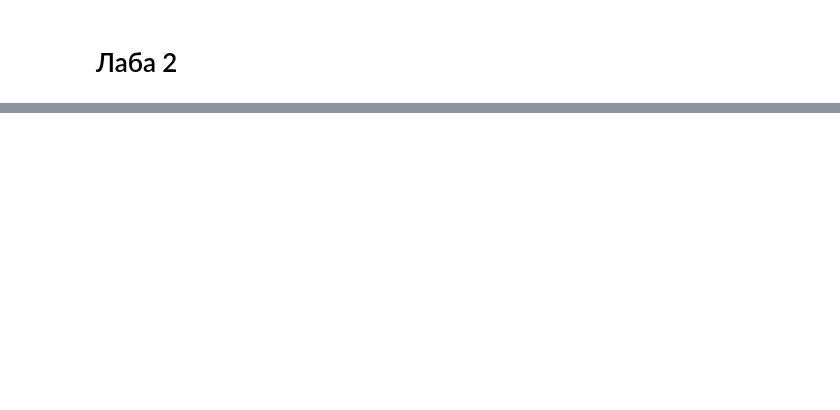
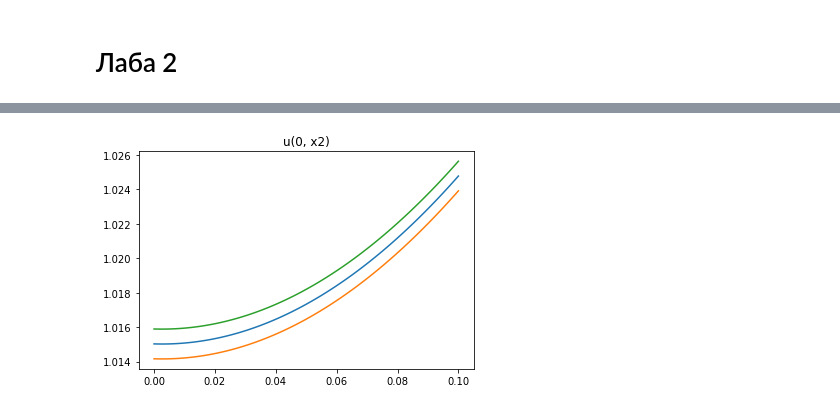
Before and after one commit to AlexandrPetrovichev/SMAD, a Jupyter notebook: SMAD 1-2 laba.ipynb, the cells around one changed output, grey strips where cells are left out. Drawn from its saved outputs; the diff is of its cells as text; code cells hidden in the pictures; blank space fills up the shorter version.

```diff
--- a/SMAD 1-2 laba.ipynb
+++ b/SMAD 1-2 laba.ipynb
@@ -141,0 +342,11 @@ print(F)
+# %%
+fig = plt.subplots()
+x = np.linspace(-0.0, 0.1,100)
+
+plt.plot(x, nu(0, x,np.array(QT)))
+plt.plot(x, nu_min(0, x,np.array(QT)))
+plt.plot(x, nu_max(0, x,np.array(QT)))
+plt.title('u(0, x2)')
+plt.show()
+# %% [output]
+[figure, added]
```
Also changed, not shown: parts of 51 cells of this notebook.
